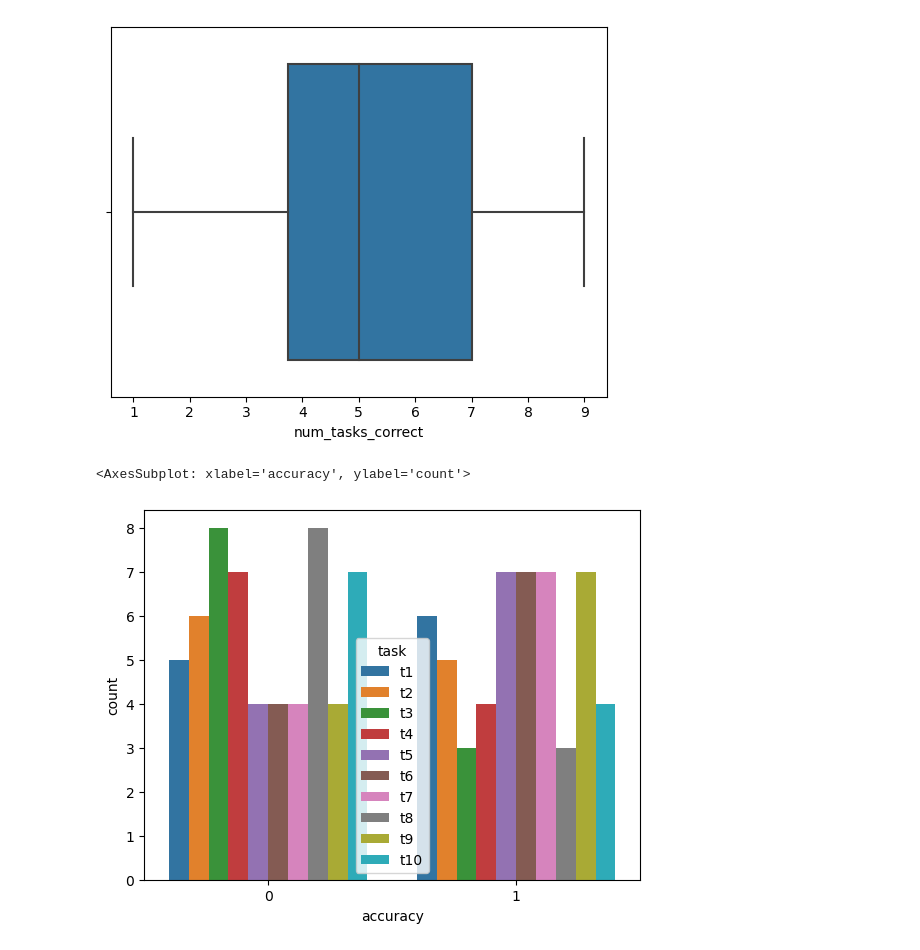
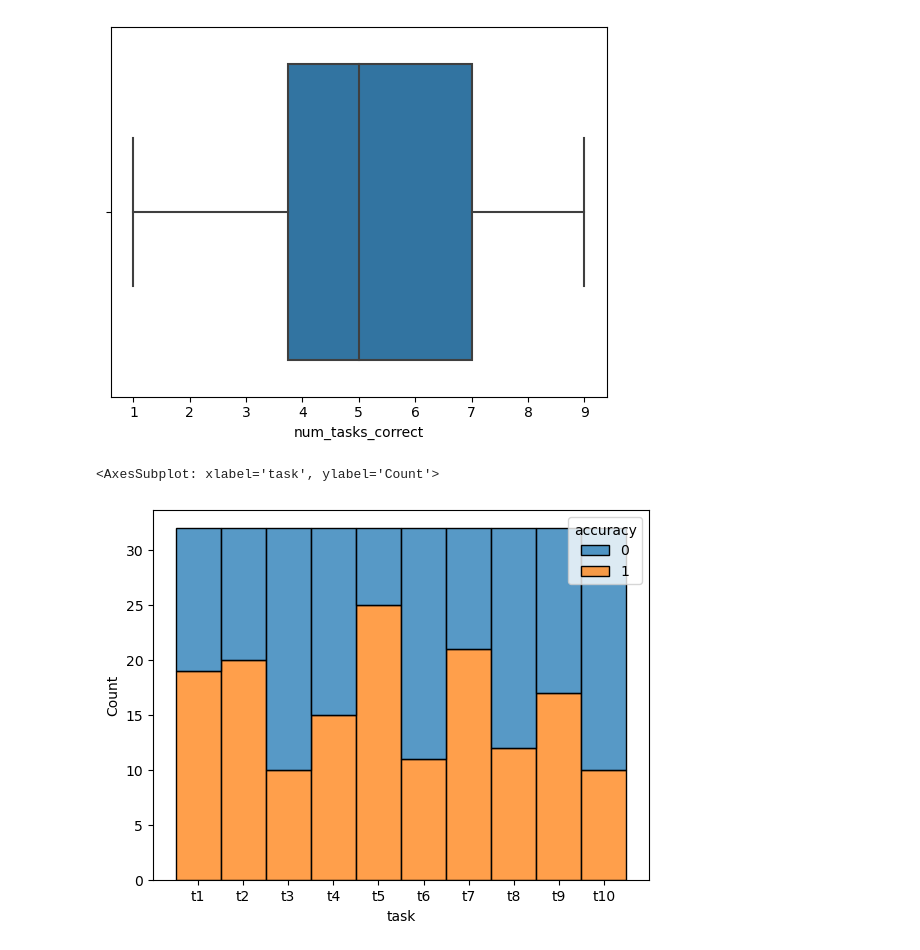
Before and after one commit to evdoxiataka/simulated_interventions_study_analysis, a Jupyter notebook: descriptive_stats.ipynb, the cells around one changed output. Cells and saved outputs as stored; diff of their text form; code cells hidden in the pictures.

```diff
--- a/descriptive_stats.ipynb
+++ b/descriptive_stats.ipynb
@@ -178,10 +275,13 @@ sns.boxplot(data=df_perf_part, x="num_tasks_correct")
 <AxesSubplot: xlabel='num_tasks_correct'>
 [figure]
 # %%
+## T1
 # ## all
 # sns.countplot(df, x="accuracy", hue='task')
+sns.histplot(df, x="task", hue='accuracy', multiple="stack")
 ## animation
-sns.countplot(df[df['condition'] == 'a'], x="accuracy", hue='task')
+# sns.countplot(df[df['condition'] == 'a'], x="accuracy", hue='task')
+# sns.histplot(df[df['condition'] == 'a'], x="task", hue='accuracy', multiple="stack")
 # %% [output]
-<AxesSubplot: xlabel='accuracy', ylabel='count'>
+<AxesSubplot: xlabel='task', ylabel='Count'>
-[figure, old version]
+[figure, new version]
```
Also changed, not shown: parts of 16 cells of this notebook, 4 other files.
